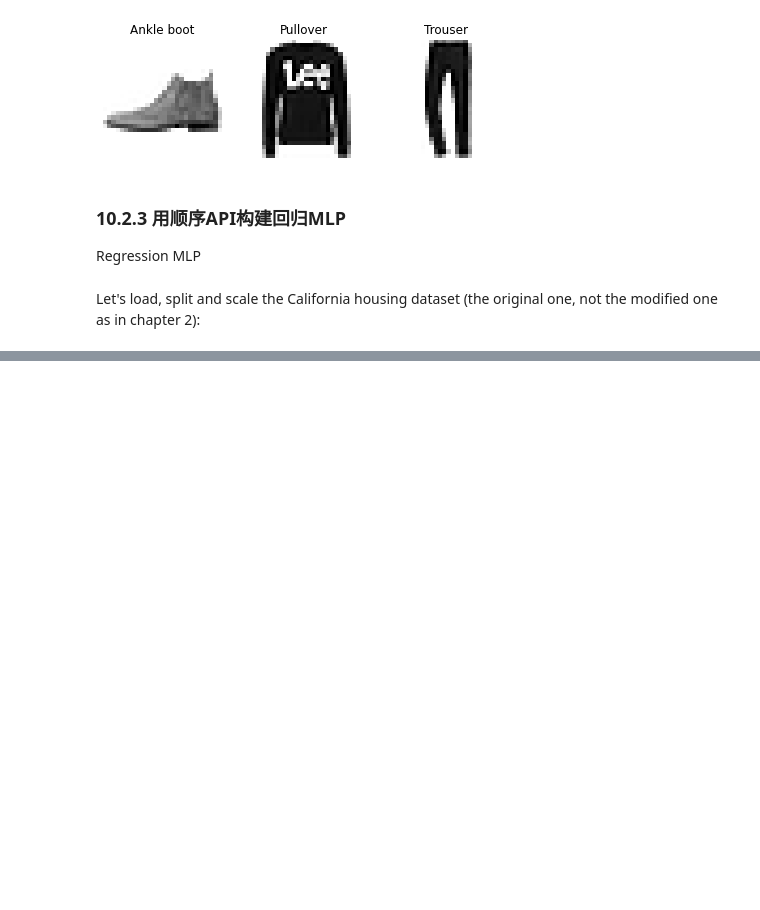
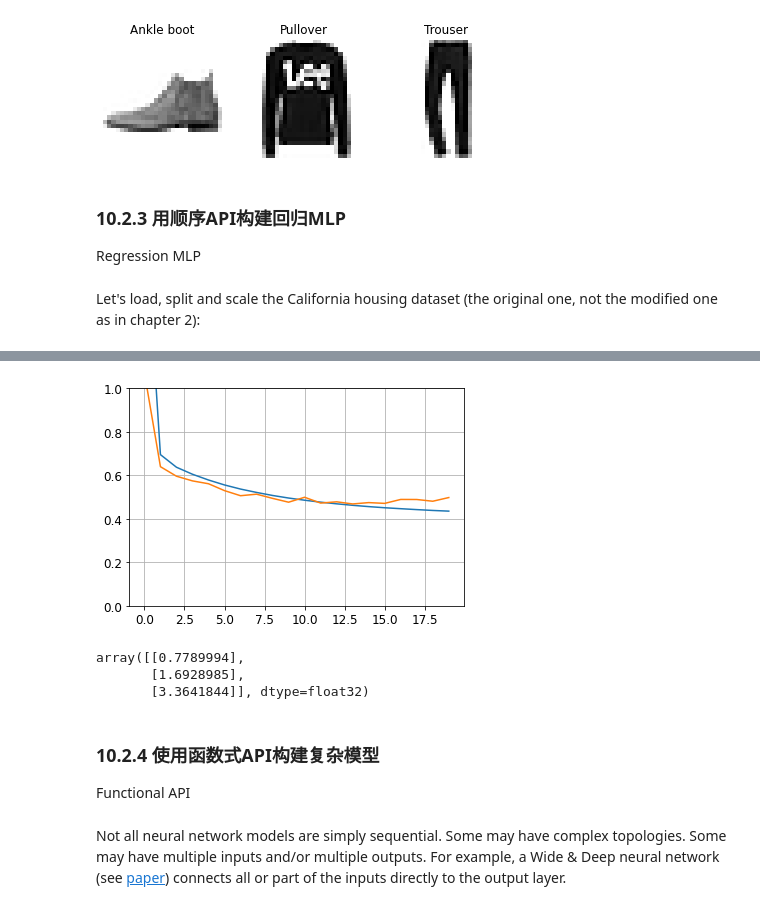
Before and after one commit to Vuean/Hands-On-ML, a Jupyter notebook: Chapter10/10_neural_nets_with_keras.ipynb, the cells around one changed output, grey strips where cells are left out. Saved outputs shown, nothing was run; the diff lists cells and outputs as text; code cells hidden in the pictures; blank space fills up the shorter version.

```diff
--- a/Chapter10/10_neural_nets_with_keras.ipynb
+++ b/Chapter10/10_neural_nets_with_keras.ipynb
@@ -520,3 +520,13 @@ X_test = scaler.transform(X_test)
 # %%
 np.random.seed(42)
 tf.random.set_seed(42)
+# %%
+model = keras.models.Sequential([
+    keras.layers.Dense(30, activation="relu", input_shape=X_train.shape[1:]),
+    keras.layers.Dense(1)
+])
+model.compile(loss="mean_squared_error", optimizer=keras.optimizers.SGD(lr=1e-3))
+history = model.fit(X_train, y_train, epochs=20, validation_data=(X_valid, y_valid))
+mse_test = model.evaluate(X_test, y_test)
+X_new = X_test[:3]
+y_pred = model.predict(X_new)
@@ -522,0 +551,19 @@ tf.random.set_seed(42)
+# %%
+plt.plot(pd.DataFrame(history.history))
+plt.grid(True)
+plt.gca().set_ylim(0, 1)
+plt.show()
+# %% [output]
+[figure, added]
+# %%
+y_pred
+# %% [output]
+array([[0.7789994],
+       [1.6928985],
+       [3.3641844]], dtype=float32)
+# %% [markdown]
+### 10.2.4 使用函数式API构建复杂模型
+
+Functional API
+# %% [markdown]
+Not all neural network models are simply sequential. Some may have complex topologies. Some may have multiple inputs and/or multiple outputs. For example, a Wide & Deep neural network (see [paper](https://ai.google/research/pubs/pub45413)) connects all or part of the inputs directly to the output layer.
```
Also changed, not shown: parts of 7 cells of this notebook, 3 other files.
